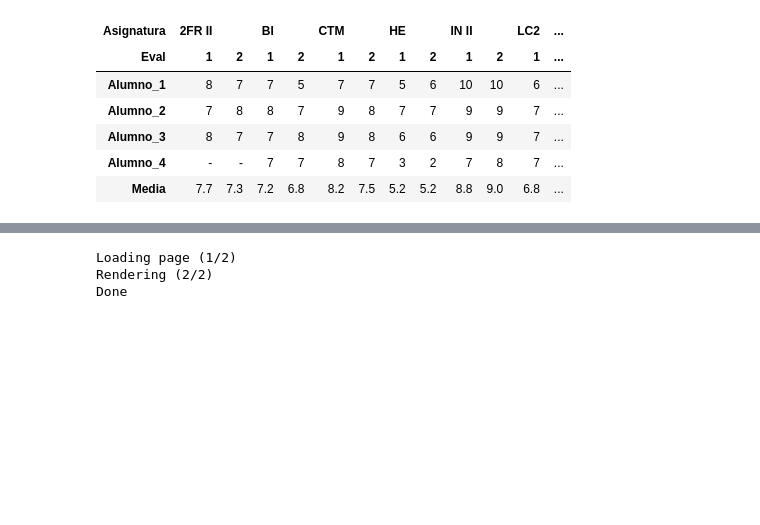
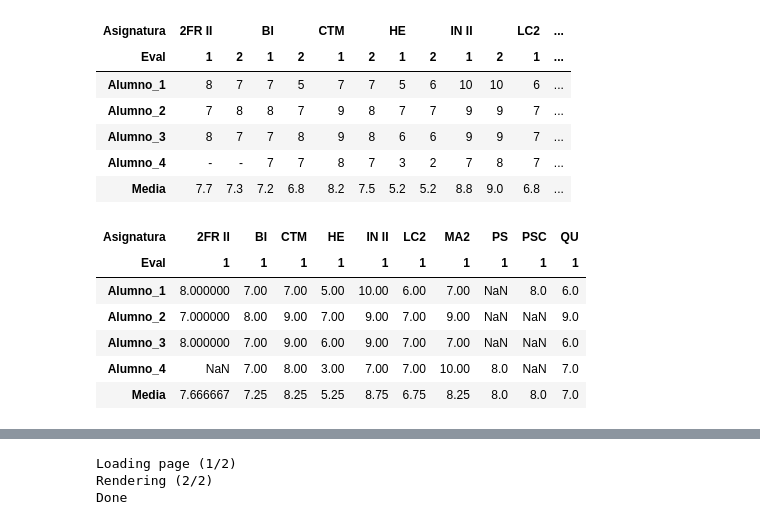
Before and after one commit to crdguez/mat4ac, a Jupyter notebook: notebooks/est_evaluacion_2021.ipynb, the cells around one changed output, grey strips where cells are left out. Saved outputs shown, nothing was run; the diff lists cells and outputs as text; code cells hidden in the pictures; blank space fills up the shorter version.

```diff
--- a/notebooks/est_evaluacion_2021.ipynb
+++ b/notebooks/est_evaluacion_2021.ipynb
@@ -205,3 +247,13 @@ df5.style.set_precision(0).format("{:.1f}",subset=(df5.index,df5.columns[-1:])).
 | Alumno_3 | 8 | 7 | 7 | 8 | 9 | 8 | 6 | 6 | 9 | 9 | 7 | ... |
 | Alumno_4 | - | - | 7 | 7 | 8 | 7 | 3 | 2 | 7 | 8 | 7 | ... |
 | Media | 7.7 | 7.3 | 7.2 | 6.8 | 8.2 | 7.5 | 5.2 | 5.2 | 8.8 | 9.0 | 6.8 | ... |
+# %%
+df5[df5.columns[df5.columns.get_level_values(1) != ultima_evaluacion]]
+# %% [output]
+| Asignatura | 2FR II | BI | CTM | HE | IN II | LC2 | MA2 | PS | PSC | QU |
+| Eval | 1 | 1 | 1 | 1 | 1 | 1 | 1 | 1 | 1 | 1 |
+| Alumno_1 | 8.000000 | 7.00 | 7.00 | 5.00 | 10.00 | 6.00 | 7.00 | NaN | 8.0 | 6.0 |
+| Alumno_2 | 7.000000 | 8.00 | 9.00 | 7.00 | 9.00 | 7.00 | 9.00 | NaN | NaN | 9.0 |
+| Alumno_3 | 8.000000 | 7.00 | 9.00 | 6.00 | 9.00 | 7.00 | 7.00 | NaN | NaN | 6.0 |
+| Alumno_4 | NaN | 7.00 | 8.00 | 3.00 | 7.00 | 7.00 | 10.00 | 8.0 | NaN | 7.0 |
+| Media | 7.666667 | 7.25 | 8.25 | 5.25 | 8.75 | 6.75 | 8.25 | 8.0 | 8.0 | 7.0 |
```
Also changed, not shown: parts of 5 cells of this notebook.
